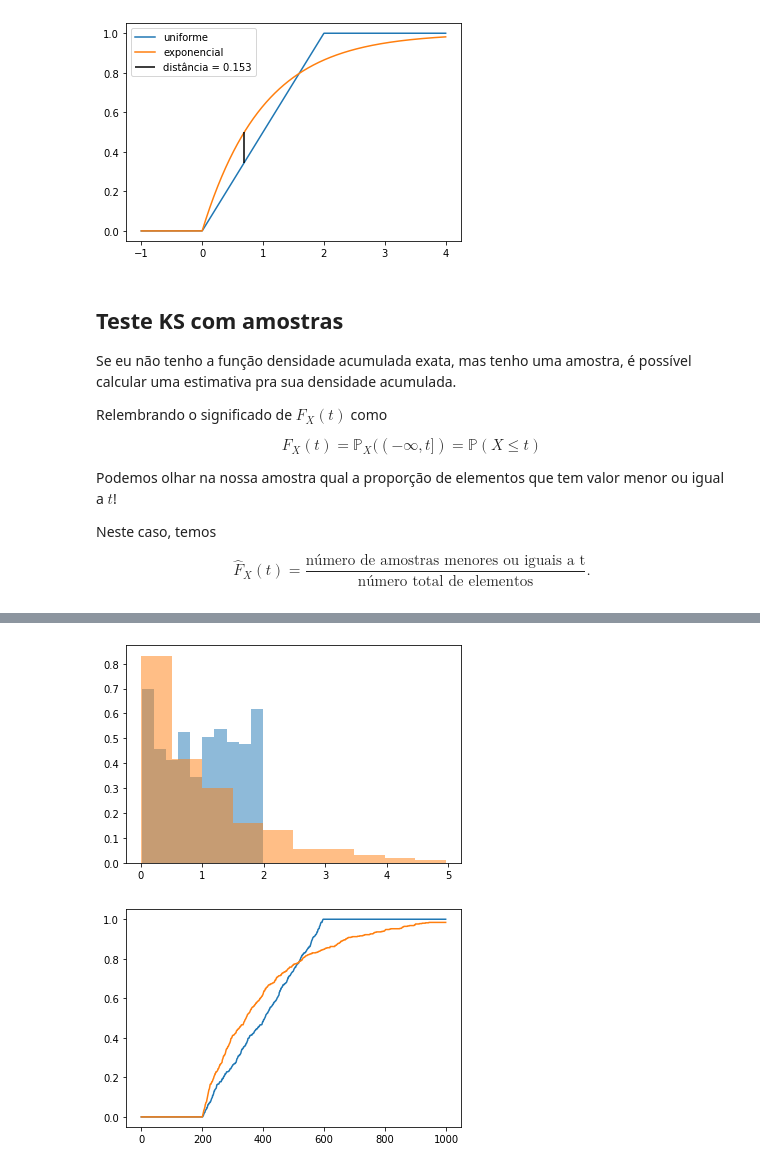
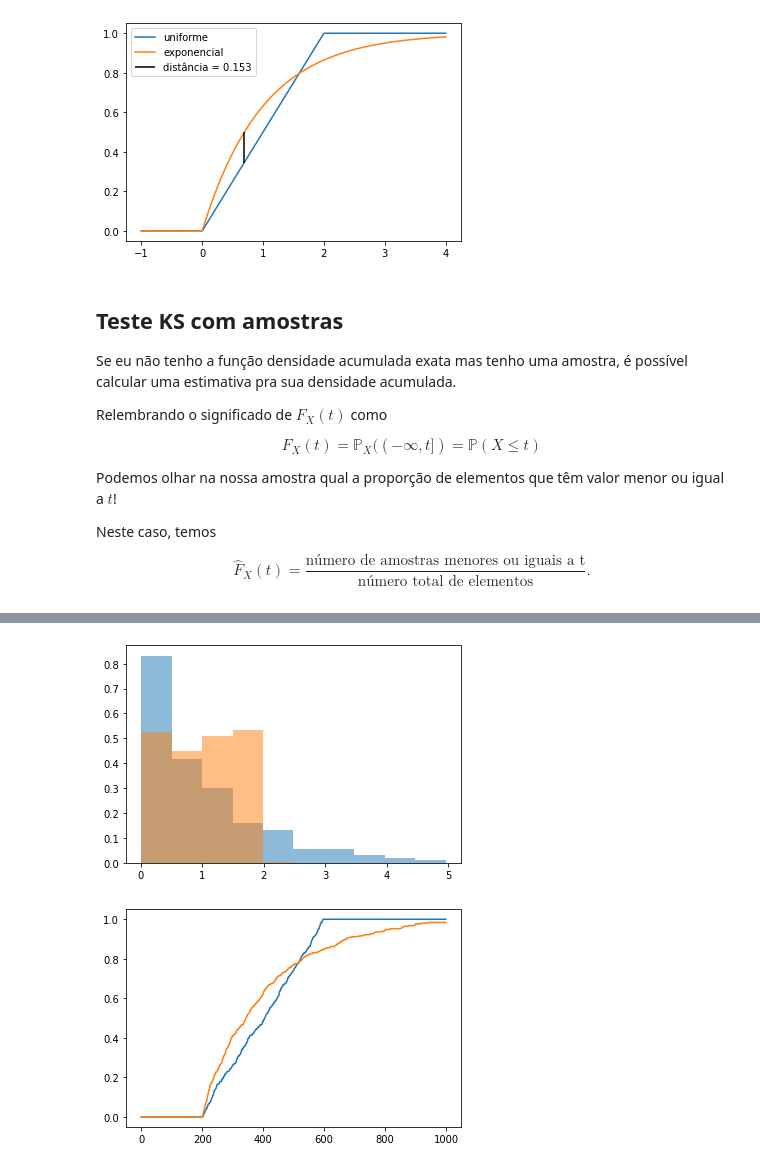
Before and after one commit to vitaliset/talks, a Jupyter notebook: Training_DataLab_2022_08_31/Probabilidade.ipynb, the cells around one changed output, grey strips where cells are left out. Drawn from its saved outputs; the diff is of its cells as text; code cells hidden in the pictures.

```diff
--- a/Training_DataLab_2022_08_31/Probabilidade.ipynb
+++ b/Training_DataLab_2022_08_31/Probabilidade.ipynb
@@ -491,13 +491,13 @@ plt.show()
 ## Teste KS com amostras
 
 
-Se eu não tenho a função densidade acumulada exata, mas tenho uma amostra, é possível calcular uma estimativa pra sua densidade acumulada.
+Se eu não tenho a função densidade acumulada exata mas tenho uma amostra, é possível calcular uma estimativa pra sua densidade acumulada.
 
 Relembrando o significado de $F_X(t)$ como
 
 $$F_X(t) = \mathbb{P}_{X}((-\infty,t]) = \mathbb{P}(X\leq t)$$
 
-Podemos olhar na nossa amostra qual a proporção de elementos que tem valor menor ou igual a $t$!
+Podemos olhar na nossa amostra qual a proporção de elementos que têm valor menor ou igual a $t$!
 
 Neste caso, temos
 
@@ -510,11 +510,11 @@ n = 500
 amostra1 = np.random.RandomState(42).uniform(0, 2, n)
 amostra2 = np.random.RandomState(42).exponential(1, n)
 # %%
-plt.hist(amostra1, alpha=0.5, density=True, bins=10)
-plt.hist(amostra2, alpha=0.5, density=True, bins=10)
+_, bins, _ = plt.hist(amostra2, alpha=0.5, density=True, bins=10)
+plt.hist(amostra1, alpha=0.5, density=True, bins=bins)
 plt.show()
 # %% [output]
-[figure, old version]
+[figure, new version]
 # %%
 def return_acumulada_estimada(x):
     def acumulada(t):
```
Also changed, not shown: parts of 29 cells of this notebook, 2 other files.
